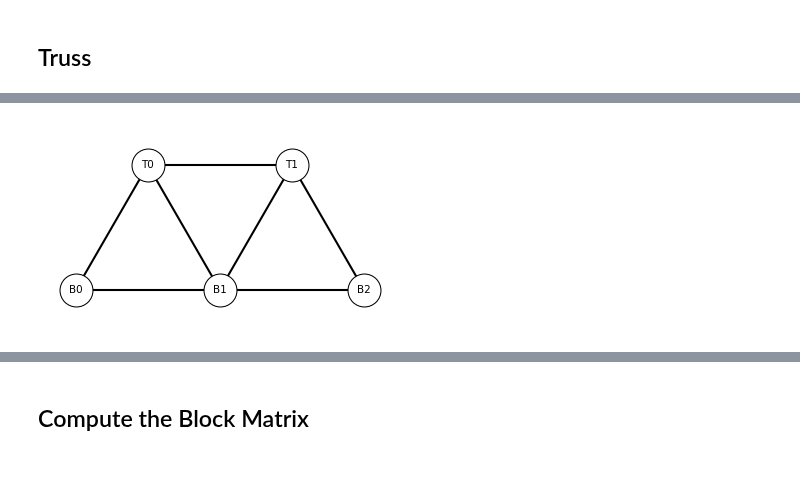
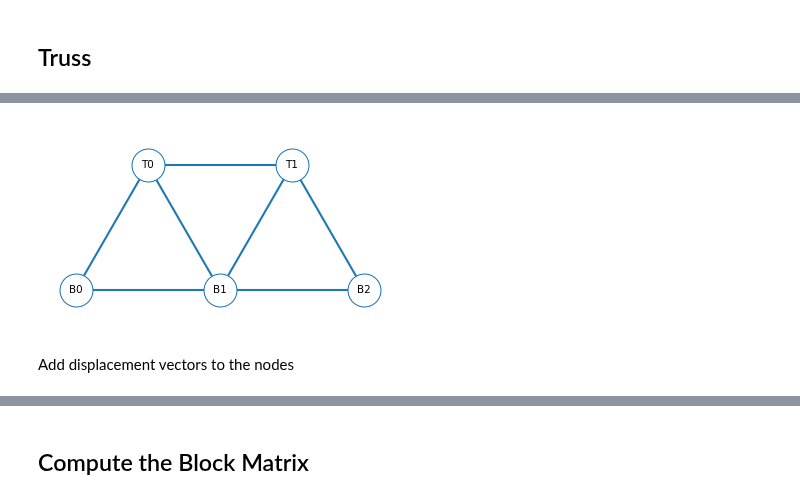
Before and after one commit to AllenDowney/ThinkLinearAlgebra, a Jupyter notebook: soln/truss.ipynb, the cells around one changed output, grey strips where cells are left out. Cells and saved outputs as stored; diff of their text form; code cells hidden in the pictures; blank space fills up the shorter version.

```diff
--- a/soln/truss.ipynb
+++ b/soln/truss.ipynb
@@ -104 +117,6 @@ $\displaystyle \left[\begin{matrix}u_{x} \left(\frac{A_{CA} E_{CA} x_{C}^{2}}{\l
+# %%
+def make_subs(symbols, quantities):
+    """Make a dictionary that maps from symbols to quantities.
+    """
+    return {sym: quantities[sym.name].to_base_units().magnitude for sym in symbols}
 # %%
@@ -302,8 +306,8 @@ def add_n_triangle_truss(G, N, origin=vec2(0, 0)):
             G.add_edge(f'T{i-1}', f'T{i}')
 # %%
 G = nx.Graph()
-add_n_triangle_truss(G, N=2)
 
-# Display node positions
-for node, data in G.nodes(data=True):
-    display(data['pos'])
+N = 2
+L = sp.Symbol('L', positive=True)
+H = L * sp.sqrt(3) / 2
+add_n_triangle_truss(G, N, L, H)
@@ -330,18 +384,22 @@ assign_material_properties(G, E, A)
 # %%
-def draw_truss(G, subs):
+def draw_truss(G, subs, label_nodes=True, **options):
     pos = {}
-    for node, data in G.nodes(data=True):
-        p = data['pos'].subs(subs).evalf()
+    for node in G.nodes:
+        p = getattr_node(G, node, 'pos').subs(subs).evalf()
         pos[node] = [float(x) for x in p]
 
-    nx.draw_networkx_edges(G, pos, width=2)
-    nx.draw_networkx_nodes(G, pos, node_size=1000, node_color='white', edgecolors='black')
-    nx.draw_networkx_labels(G, pos, font_size=10)
+    underride(options, edge_color='C0')
+    nx.draw_networkx_edges(G, pos, width=2, **options)
+    if label_nodes:
+        node_options = dict(node_size=1000, node_color='white', edgecolors='C0')
+        nx.draw_networkx_nodes(G, pos, **node_options)
+        nx.draw_networkx_labels(G, pos, font_size=10)
 
     plt.axis('equal')
     plt.axis('off')
-    plt.show()
 # %%
-draw_truss(G, {L:1})
+draw_truss(G, {L: 0.15})
 # %% [output]
-[figure, old version]
+[figure, new version]
+# %% [markdown]
+Add displacement vectors to the nodes
```
Also changed, not shown: parts of 58 cells of this notebook.
